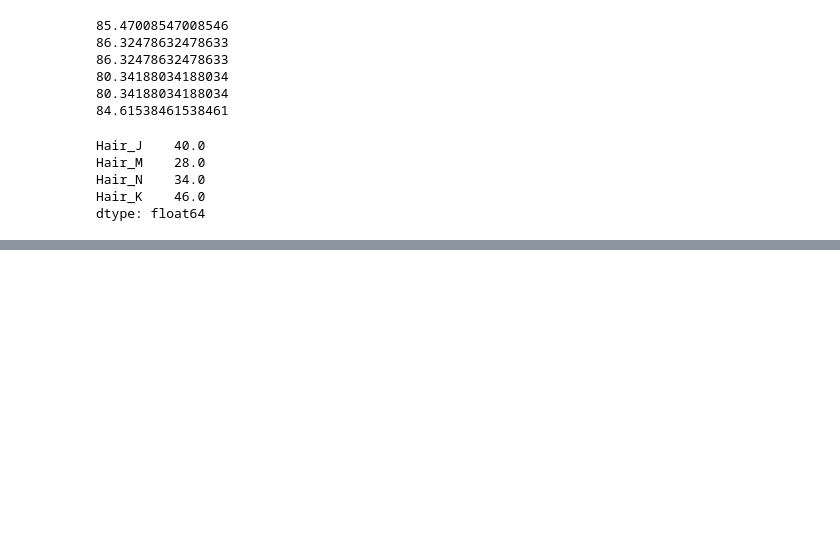
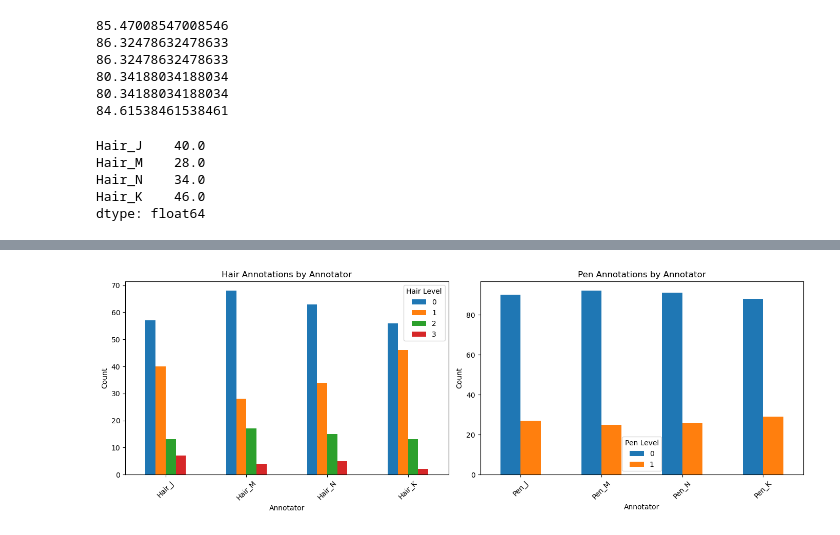
Before and after one commit to Jonqz/ProjectInDataScience2026_GroupN, a Jupyter notebook: src/annotations.ipynb, the cells around one changed output, grey strips where cells are left out. Cells and saved outputs as stored; diff of their text form; code cells hidden in the pictures; blank space fills up the shorter version.

Commit message:
Add plots for both Hair and Pen

```diff
--- a/src/annotations.ipynb
+++ b/src/annotations.ipynb
@@ -72,0 +81,28 @@ print(round(cohen_kappa_score(df['Pen_N'], df['Pen_K']), 2))
+# %%
+# Create subplots for Hair and Pen annotations
+fig, axes = plt.subplots(1, 2, figsize=(14, 5))
+
+# Plot Hair annotations
+hair_cols = [col for col in df.columns if 'Hair' in col]
+hair_counts = df[hair_cols].apply(pd.Series.value_counts).fillna(0).astype(int)
+hair_counts.T.plot(kind='bar', ax=axes[0])
+axes[0].set_title('Hair Annotations by Annotator')
+axes[0].set_xlabel('Annotator')
+axes[0].set_ylabel('Count')
+axes[0].legend(title='Hair Level')
+axes[0].tick_params(axis='x', rotation=45)
+
+# Plot Pen annotations
+pen_cols = [col for col in df.columns if 'Pen' in col]
+pen_counts = df[pen_cols].apply(pd.Series.value_counts).fillna(0).astype(int)
+pen_counts.T.plot(kind='bar', ax=axes[1])
+axes[1].set_title('Pen Annotations by Annotator')
+axes[1].set_xlabel('Annotator')
+axes[1].set_ylabel('Count')
+axes[1].legend(title='Pen Level')
+axes[1].tick_params(axis='x', rotation=45)
+
+plt.tight_layout()
+plt.show()
+# %% [output]
+[figure, added]
```
Also changed, not shown: parts of 1 cell of this notebook.
